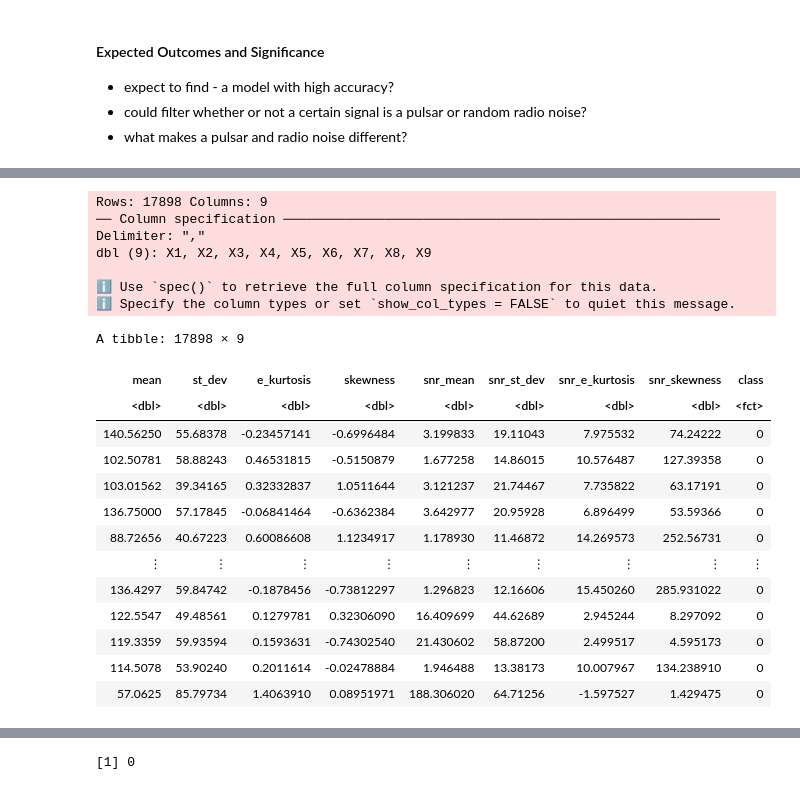
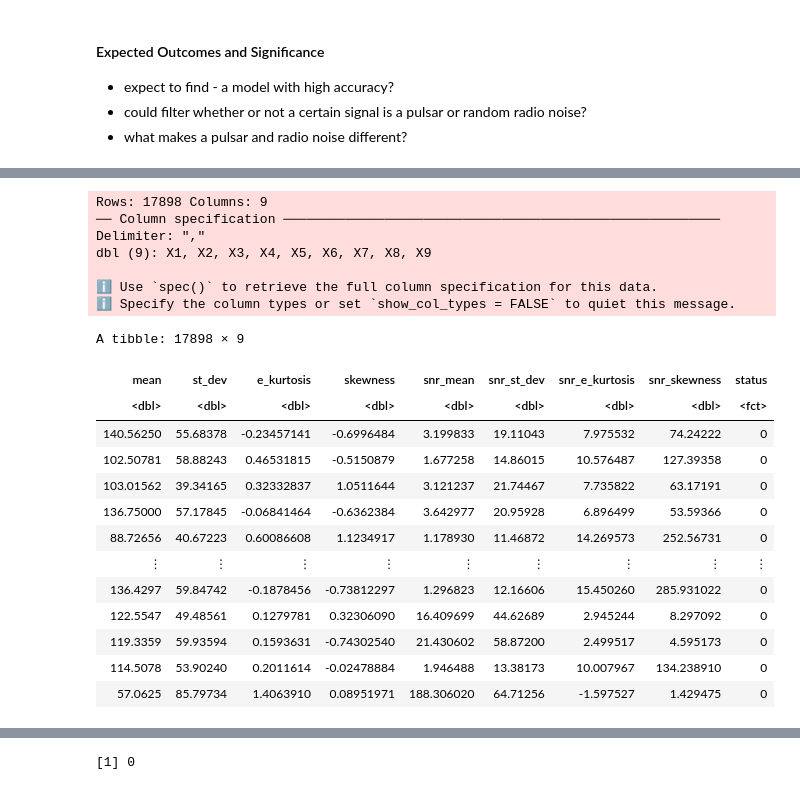
Before and after one commit to underscoreHasan/dsci-100-2022w1-group-77, a Jupyter notebook: proposal.ipynb, the cells around one changed output, grey strips where cells are left out. Cells and saved outputs as stored; diff of their text form; code cells hidden in the pictures.

```diff
--- a/proposal.ipynb
+++ b/proposal.ipynb
@@ -99,31 +81,31 @@ set.seed(77)
 # %%
 temp <- tempfile()
 download.file("https://archive.ics.uci.edu/ml/machine-learning-databases/00372/HTRU2.zip",temp)
 conn <- unz(temp, "HTRU_2.csv")
 data <- read_csv(conn, col_names = FALSE)
 unlink(temp)
 data <- rename(data,
                mean = X1,
                st_dev = X2,
                e_kurtosis = X3,
                skewness = X4,
                snr_mean = X5,
                snr_st_dev = X6,
                snr_e_kurtosis = X7,
                snr_skewness = X8,
-               class = X9) |>
-    mutate(class = as_factor(class))
+               status = X9) |>
+    mutate(status = as_factor(status))
 data
 # %% [output]
 Rows: 17898 Columns: 9
 ── Column specification ────────────────────────────────────────────────────────
 Delimiter: ","
 dbl (9): X1, X2, X3, X4, X5, X6, X7, X8, X9
 
 ℹ Use `spec()` to retrieve the full column specification for this data.
 ℹ Specify the column types or set `show_col_types = FALSE` to quiet this message.
 A tibble: 17898 × 9
-| mean | st_dev | e_kurtosis | skewness | snr_mean | snr_st_dev | snr_e_kurtosis | snr_skewness | class |
+| mean | st_dev | e_kurtosis | skewness | snr_mean | snr_st_dev | snr_e_kurtosis | snr_skewness | status |
 | <dbl> | <dbl> | <dbl> | <dbl> | <dbl> | <dbl> | <dbl> | <dbl> | <fct> |
 | 140.56250 | 55.68378 | -0.23457141 | -0.6996484 | 3.199833 | 19.11043 | 7.975532 | 74.24222 | 0 |
 | 102.50781 | 58.88243 | 0.46531815 | -0.5150879 | 1.677258 | 14.86015 | 10.576487 | 127.39358 | 0 |
```
Also changed, not shown: parts of 11 cells of this notebook.
